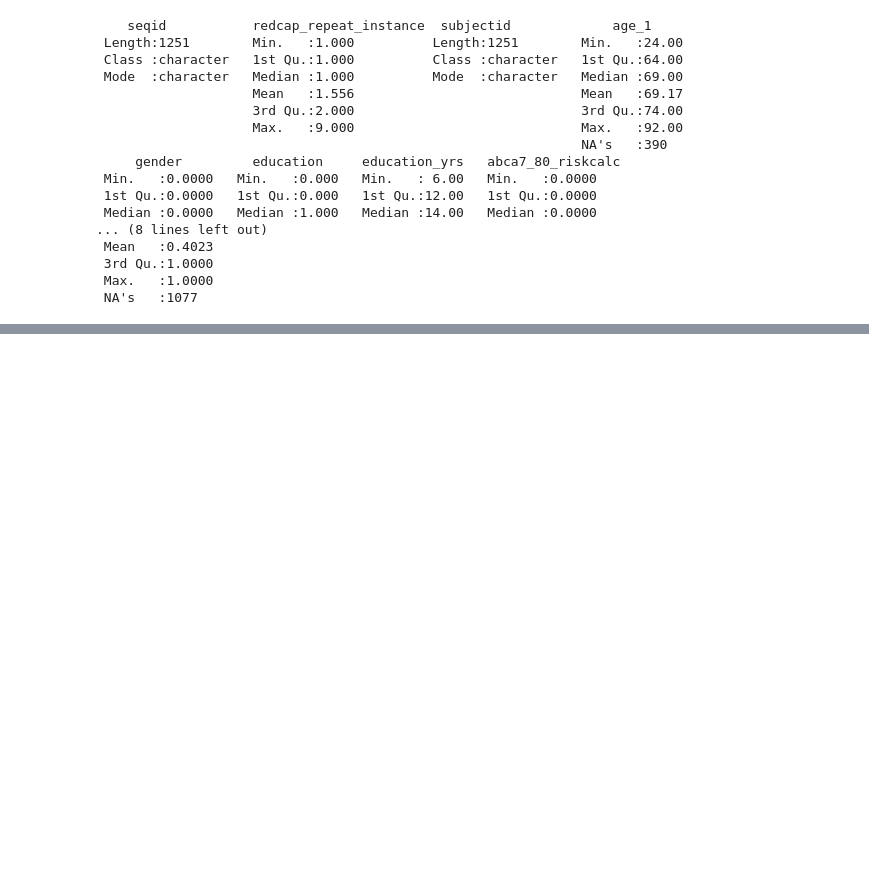
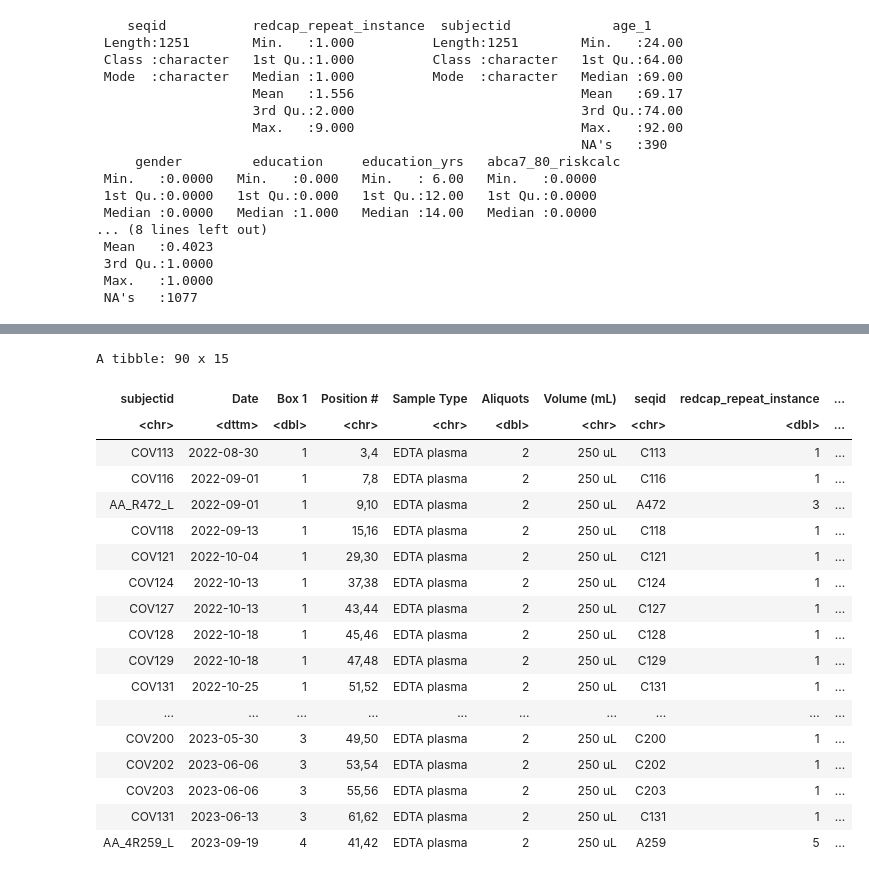
Before and after one commit to Aging-and-Brain-Health-Alliance/GluckLab-ProteomicsPilotParticipants, a Jupyter notebook: proteomics_pilot_participants.ipynb, the cells around one changed output, grey strips where cells are left out. Saved outputs shown, nothing was run; the diff lists cells and outputs as text; code cells hidden in the pictures; blank space fills up the shorter version.

```diff
--- a/proteomics_pilot_participants.ipynb
+++ b/proteomics_pilot_participants.ipynb
@@ -97,0 +196,40 @@ cols(
+# %%
+# Revising subsetting process for Bern
+library(dplyr)
+library(skimr)
+library(readxl)
+
+# This is the shipment spreadsheet from Elizabeth
+mt_sinai <- read_excel("/Users/markgluck/Desktop/REDCap/Proteomics Pilot Participant Selection/data/MtSinai_Shipment.xlsx")
+
+mt_sinai_w_genetics <- left_join(mt_sinai, fullset, by = "subjectid", relationship = "many-to-many")
+
+mt_sinai_w_genetics_no_na <- inner_join(mt_sinai, fullset, by = "subjectid", relationship = "many-to-many") %>%
+    filter(abca7_80_riskcalc >= 0)
+
+
+View(mt_sinai_w_genetics_no_na)
+
+# write.csv(mt_sinai_w_genetics, "data/matching_spss/mt_sinai_genetics.csv", row.names = FALSE)
+
+write.csv(mt_sinai_w_genetics_no_na, "data/matching_spss/mt_sinai_genetics_no_na.csv", row.names = FALSE)
+# %% [output]
+A tibble: 90 x 15
+| subjectid | Date | Box 1 | Position # | Sample Type | Aliquots | Volume (mL) | seqid | redcap_repeat_instance | ... |
+| <chr> | <dttm> | <dbl> | <chr> | <chr> | <dbl> | <chr> | <chr> | <dbl> | ... |
+| COV113 | 2022-08-30 | 1 | 3,4 | EDTA plasma | 2 | 250 uL | C113 | 1 | ... |
+| COV116 | 2022-09-01 | 1 | 7,8 | EDTA plasma | 2 | 250 uL | C116 | 1 | ... |
+| AA_R472_L | 2022-09-01 | 1 | 9,10 | EDTA plasma | 2 | 250 uL | A472 | 3 | ... |
+| COV118 | 2022-09-13 | 1 | 15,16 | EDTA plasma | 2 | 250 uL | C118 | 1 | ... |
+| COV121 | 2022-10-04 | 1 | 29,30 | EDTA plasma | 2 | 250 uL | C121 | 1 | ... |
+| COV124 | 2022-10-13 | 1 | 37,38 | EDTA plasma | 2 | 250 uL | C124 | 1 | ... |
+| COV127 | 2022-10-13 | 1 | 43,44 | EDTA plasma | 2 | 250 uL | C127 | 1 | ... |
+| COV128 | 2022-10-18 | 1 | 45,46 | EDTA plasma | 2 | 250 uL | C128 | 1 | ... |
+| COV129 | 2022-10-18 | 1 | 47,48 | EDTA plasma | 2 | 250 uL | C129 | 1 | ... |
+| COV131 | 2022-10-25 | 1 | 51,52 | EDTA plasma | 2 | 250 uL | C131 | 1 | ... |
+| ... | ... | ... | ... | ... | ... | ... | ... | ... | ... |
+| COV200 | 2023-05-30 | 3 | 49,50 | EDTA plasma | 2 | 250 uL | C200 | 1 | ... |
+| COV202 | 2023-06-06 | 3 | 53,54 | EDTA plasma | 2 | 250 uL | C202 | 1 | ... |
+| COV203 | 2023-06-06 | 3 | 55,56 | EDTA plasma | 2 | 250 uL | C203 | 1 | ... |
+| COV131 | 2023-06-13 | 3 | 61,62 | EDTA plasma | 2 | 250 uL | C131 | 1 | ... |
+| AA_4R259_L | 2023-09-19 | 4 | 41,42 | EDTA plasma | 2 | 250 uL | A259 | 5 | ... |
```
Also changed, not shown: parts of 12 cells of this notebook, 23 other files.
